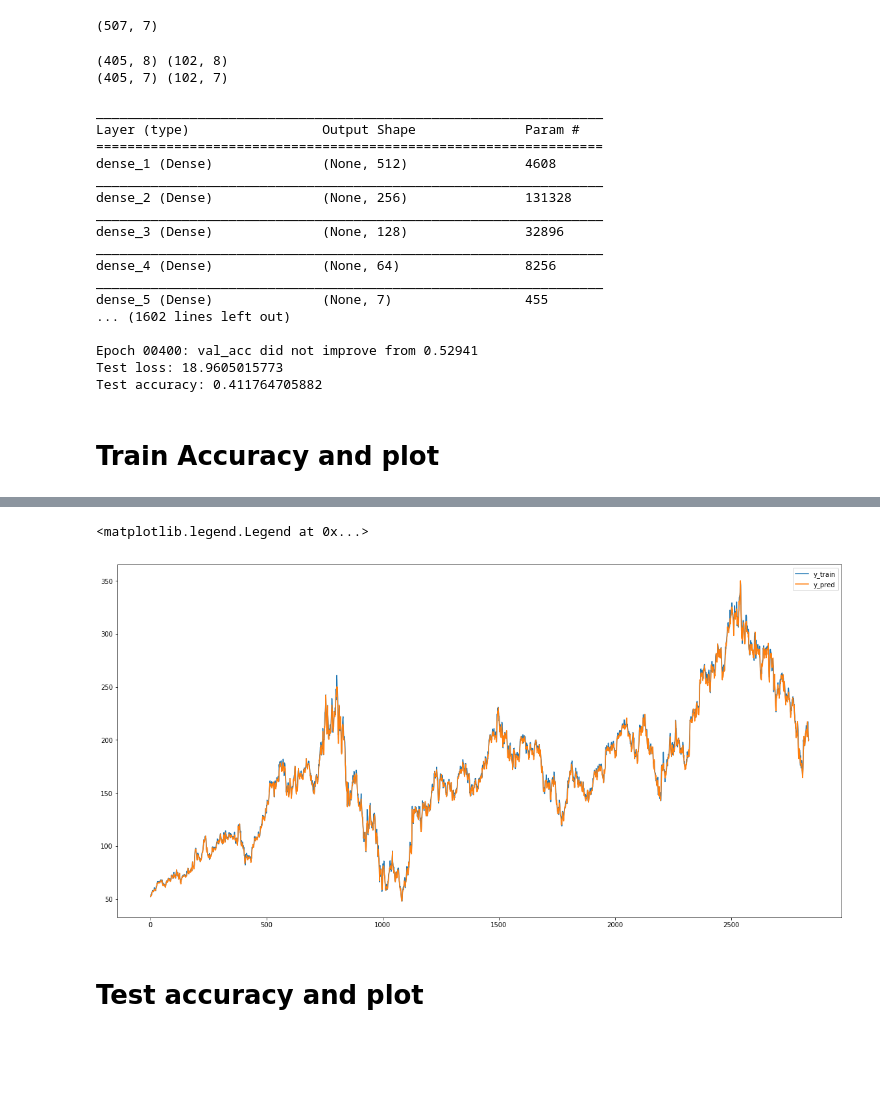
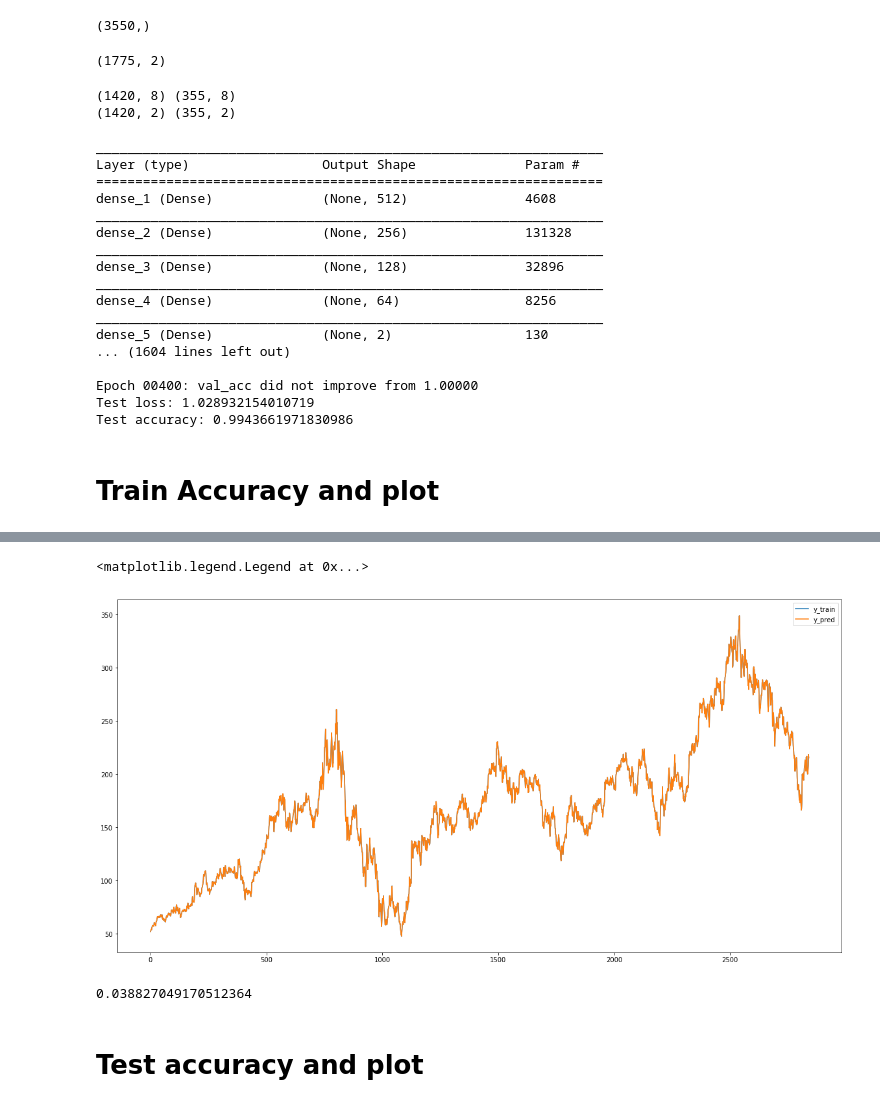
Before and after one commit to sakshambassi/factorization, a Jupyter notebook: Reconstruction-using-NN.ipynb, the cells around one changed output, grey strips where cells are left out. Drawn from its saved outputs; the diff is of its cells as text; code cells hidden in the pictures; blank space fills up the shorter version.

```diff
--- a/Reconstruction-using-NN.ipynb
+++ b/Reconstruction-using-NN.ipynb
@@ -12,8 +14,16 @@ import keras
 def entropy1(labels, base=None):
   value,counts = np.unique(labels, return_counts=True)
   return entropy(counts, base=base)
+# %%
+df = pd.read_csv("./data/icici_04-18_clean.csv")
+df = df['Close'][0:-1].values
+print(df.shape)
+# %% [output]
+(3550,)
 # %%
-stock_prices = np.reshape(df, (-1,7))
+# no of days in one row:
+num_days = 2
+stock_prices = np.reshape(df, (-1,num_days))
 print(stock_prices.shape)
 a = stock_prices
 Feature_array = []
@@ -38,7 +48,7 @@ for row in range(0,a.shape[0]):
 
 Feature_array = np.asarray(Feature_array)
 # %% [output]
-(507, 7)
+(1775, 2)
 # %%
 x_train = Feature_array
 y_train = stock_prices
@@ -52,10 +57,16 @@ y_test = stock_prices[405:]
+# %%
+div = int(np.floor(Feature_array.shape[0] * 0.8))
+x_train = Feature_array[:div]
+x_test = Feature_array[div:]
+y_train = stock_prices[:div]
+y_test = stock_prices[div:]
 # %%
 # y_train = np.reshape(y_train, (1,240))
 print(x_train.shape, x_test.shape)
 print(y_train.shape, y_test.shape)
 # %% [output]
-(405, 8) (102, 8)
-(405, 7) (102, 7)
+(1420, 8) (355, 8)
+(1420, 2) (355, 2)
 # %%
 model = None
 model = keras.models.Sequential()
@@ -63,7 +74,7 @@ model.add(keras.layers.Dense(512, input_dim = 8, activation='relu'))
 model.add(keras.layers.Dense(256, activation='relu'))
 model.add(keras.layers.Dense(128, activation='relu'))
 model.add(keras.layers.Dense(64, activation='relu'))
-model.add(keras.layers.Dense(7))
+model.add(keras.layers.Dense(num_days))
 
 model.summary()
 
@@ -95,20 +106,20 @@ dense_3 (Dense)              (None, 128)               32896
 _________________________________________________________________
 dense_4 (Dense)              (None, 64)                8256
 _________________________________________________________________
-dense_5 (Dense)              (None, 7)                 455
-... (1602 lines left out)
+dense_5 (Dense)              (None, 2)                 130
+... (1604 lines left out)
 
-Epoch 00400: val_acc did not improve from 0.52941
-Test loss: 18.9605015773
-Test accuracy: 0.411764705882
+Epoch 00400: val_acc did not improve from 1.00000
+Test loss: 1.028932154010719
+Test accuracy: 0.9943661971830986
 # %% [markdown]
 # Train Accuracy and plot
 # %%
 # Best Model
-# model.load_weights(filepath)
+model.load_weights(filepath)
 score = model.evaluate(x_train, y_train, verbose=0)
-print('Test loss:', score[0])
-print('Test accuracy:', score[1])
+print('Train loss:', score[0])
+print('Train accuracy:', score[1])
 y_pred = model.predict(x_train)
 plt.figure(figsize=(20,10))
 plt.plot(y_train.ravel(), label = 'y_train')
@@ -120,5 +131,10 @@ Test accuracy: 0.558024692241
 <matplotlib.legend.Legend at 0x...>
-[figure, old version]
+[figure, new version]
+# %%
+rms=np.sqrt(np.mean(np.power((y_train-y_pred),2)))
+print(rms)
+# %% [output]
+0.038827049170512364
 # %% [markdown]
 # Test accuracy and plot
 # %%
```
Also changed, not shown: parts of 6 cells of this notebook.
